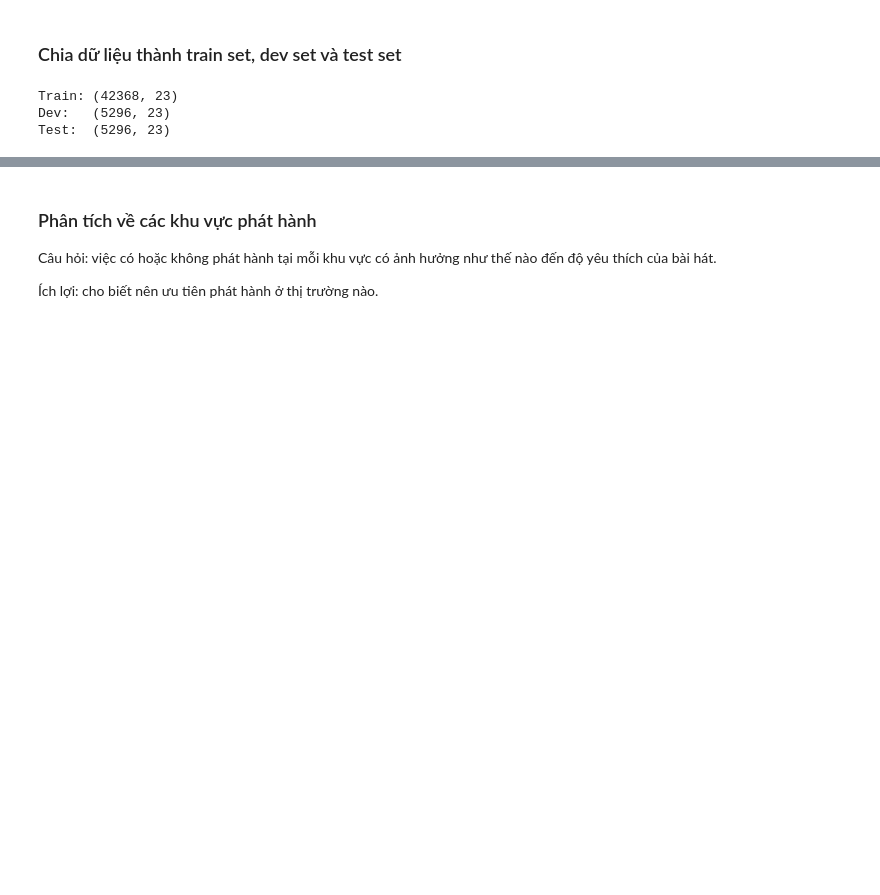
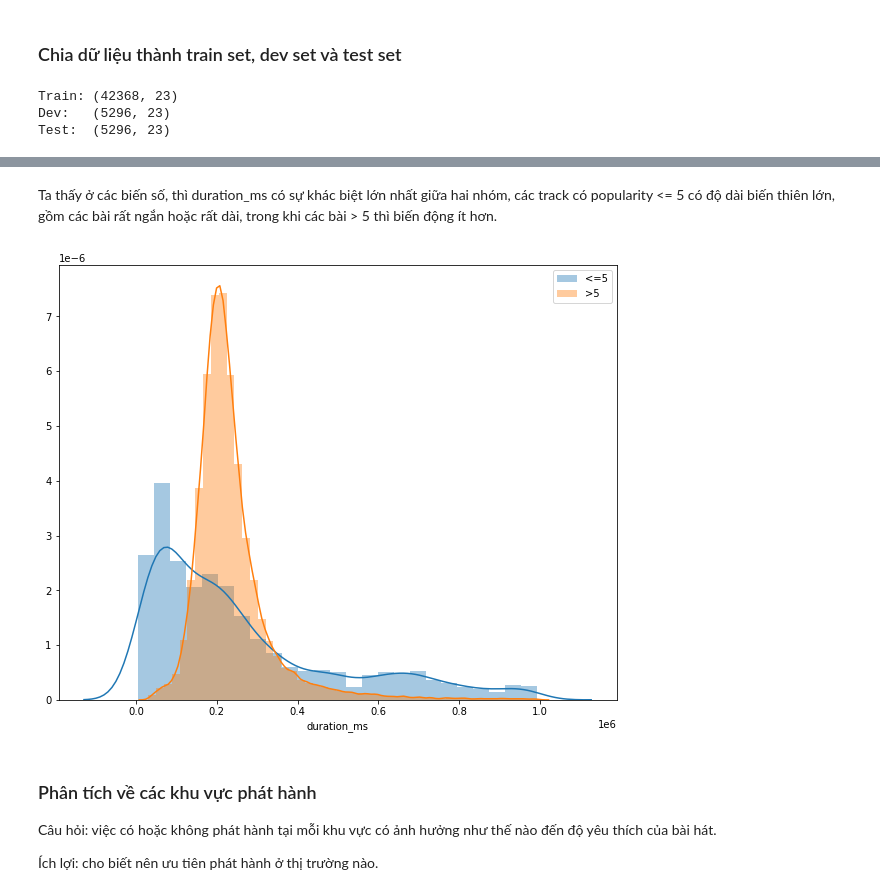
Before and after one commit to ntnhan54/DS_EndTermProject, a Jupyter notebook: analysis.ipynb, the cells around one changed output, grey strips where cells are left out. Cells and saved outputs as stored; diff of their text form; code cells hidden in the pictures; blank space fills up the shorter version.

```diff
--- a/analysis.ipynb
+++ b/analysis.ipynb
@@ -152,0 +197,11 @@ Test:  (5296, 23)
+# %%
+first = df_train[pop <= 5]
+second= df_train[pop >  5]
+# %%
+f = first.select_dtypes(["int64", "float64"])
+s = second.select_dtypes(["int64", "float64"])
+
+fs = pd.concat([f.mean(), s.mean(), f.std(), s.std()],axis=1)
+fs.columns = columns=["<=5 mean", ">5 mean", "<=5 std", ">5 std"]
+fs = fs.T
+fs
@@ -153,3 +214,12 @@ Test:  (5296, 23)
+# %% [markdown]
+Ta thấy ở các biến số, thì duration_ms có sự khác biệt lớn nhất giữa hai nhóm, các track có popularity <= 5 có độ dài biến thiên lớn, gồm các bài rất ngắn hoặc rất dài, trong khi các bài > 5 thì biến động ít hơn.
+# %%
+plt.figure(figsize=(10, 8))
+sns.distplot(f[f.duration_ms <= 1e6].duration_ms, label="<=5")
+sns.distplot(s[s.duration_ms <= 1e6].duration_ms, label=">5")
+plt.legend();
+# %% [output]
+[figure, added]
 # %% [markdown]
 ### Phân tích về các khu vực phát hành
 
```
Also changed, not shown: parts of 36 cells of this notebook.
